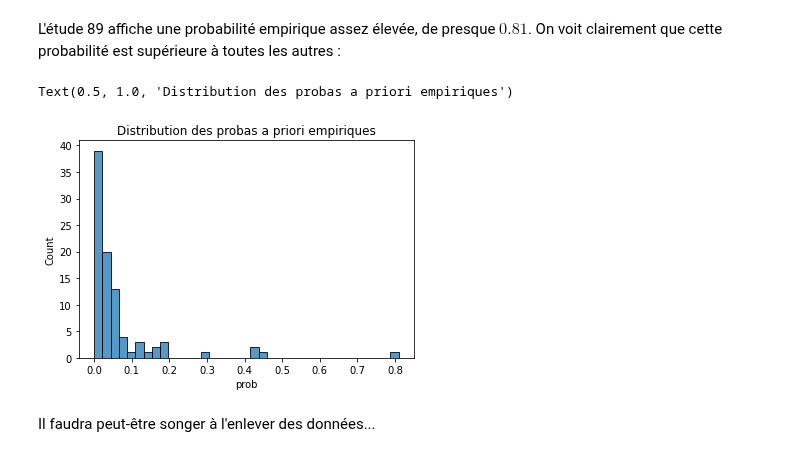
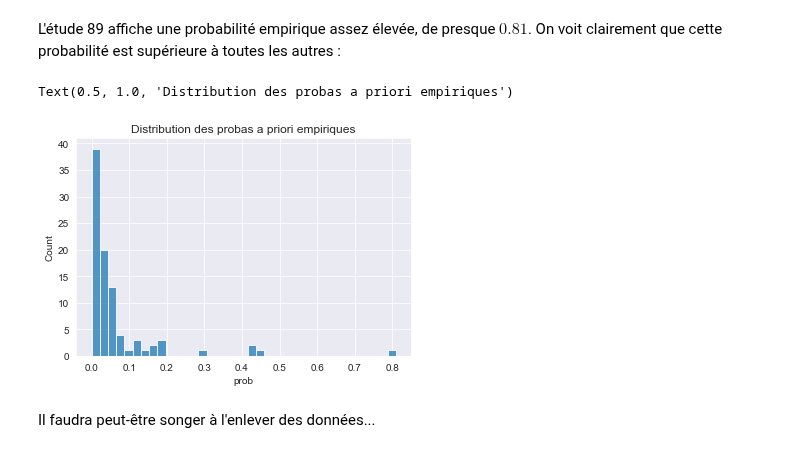
Before and after one commit to erialc-cal/MCM_Listeria_Prevalence, a Jupyter notebook: exploratoire_robin.ipynb, the cells around one changed output. Cells and saved outputs as stored; diff of their text form; code cells hidden in the pictures.

```diff
--- a/exploratoire_robin.ipynb
+++ b/exploratoire_robin.ipynb
@@ -100,11 +101,12 @@ Name: prob, Length: 91, dtype: float64
 # %% [markdown]
 L'étude 89 affiche une probabilité empirique assez élevée, de presque $0.81$. On voit clairement que cette probabilité est supérieure à toutes les autres :
 # %%
+sns.set_style('darkgrid')
 sns.histplot(data['prob'])
 plt.title("Distribution des probas a priori empiriques")
 # %% [output]
 Text(0.5, 1.0, 'Distribution des probas a priori empiriques')
-[figure, old version]
+[figure, new version]
 # %% [markdown]
 Il faudra peut-être songer à l'enlever des données...
 # %%
```
Also changed, not shown: parts of 20 cells of this notebook, 4 other files.
